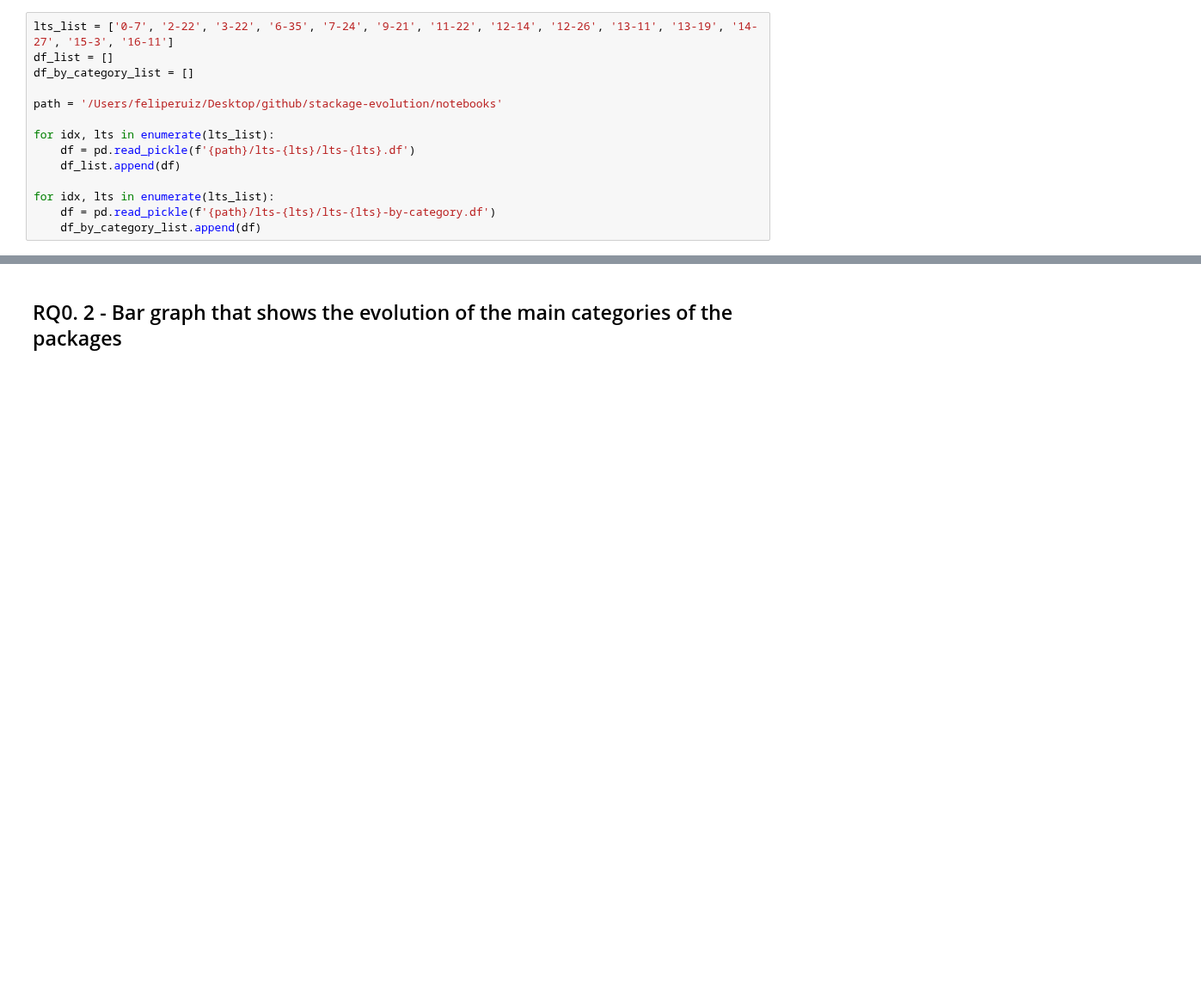
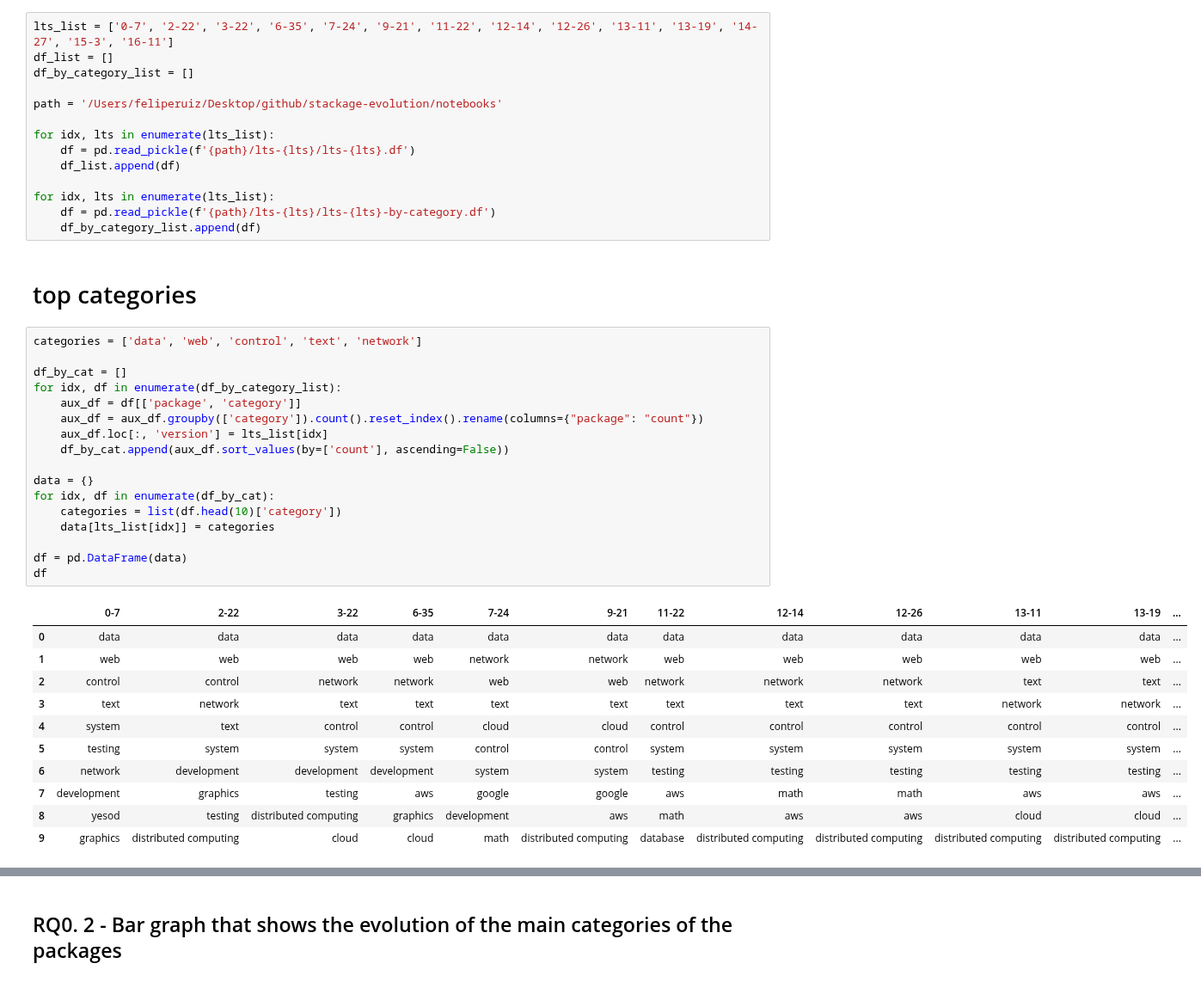
Before and after one commit to pragmaticslaboratory/stackage-evolution, a Jupyter notebook: notebooks/answers.ipynb, the cells around one changed output, grey strips where cells are left out. Shown at 86% size. Cells and saved outputs as stored; diff of their text form; blank space fills up the shorter version.

Commit message:
top 10 categories by lts

```diff
--- a/notebooks/answers.ipynb
+++ b/notebooks/answers.ipynb
@@ -26,6 +26,37 @@ for idx, lts in enumerate(lts_list):
 for idx, lts in enumerate(lts_list):
     df = pd.read_pickle(f'{path}/lts-{lts}/lts-{lts}-by-category.df')
     df_by_category_list.append(df)
+# %% [markdown]
+# top categories
+# %%
+categories = ['data', 'web', 'control', 'text', 'network']
+
+df_by_cat = []
+for idx, df in enumerate(df_by_category_list):
+    aux_df = df[['package', 'category']]
+    aux_df = aux_df.groupby(['category']).count().reset_index().rename(columns={"package": "count"})
+    aux_df.loc[:, 'version'] = lts_list[idx]
+    df_by_cat.append(aux_df.sort_values(by=['count'], ascending=False))
+
+data = {}
+for idx, df in enumerate(df_by_cat):
+    categories = list(df.head(10)['category'])
+    data[lts_list[idx]] = categories
+
+df = pd.DataFrame(data)
+df
+# %% [output]
+|  | 0-7 | 2-22 | 3-22 | 6-35 | 7-24 | 9-21 | 11-22 | 12-14 | 12-26 | 13-11 | 13-19 | ... |
+| 0 | data | data | data | data | data | data | data | data | data | data | data | ... |
+| 1 | web | web | web | web | network | network | web | web | web | web | web | ... |
+| 2 | control | control | network | network | web | web | network | network | network | text | text | ... |
+| 3 | text | network | text | text | text | text | text | text | text | network | network | ... |
+| 4 | system | text | control | control | cloud | cloud | control | control | control | control | control | ... |
+| 5 | testing | system | system | system | control | control | system | system | system | system | system | ... |
+| 6 | network | development | development | development | system | system | testing | testing | testing | testing | testing | ... |
+| 7 | development | graphics | testing | aws | google | google | aws | math | math | aws | aws | ... |
+| 8 | yesod | testing | distributed computing | graphics | development | aws | math | aws | aws | cloud | cloud | ... |
+| 9 | graphics | distributed computing | cloud | cloud | math | distributed computing | database | distributed computing | distributed computing | distributed computing | distributed computing | ... |
 # %% [markdown]
 # RQ0. Distribution
 
```
Also changed, not shown: parts of 1 cell of this notebook.
